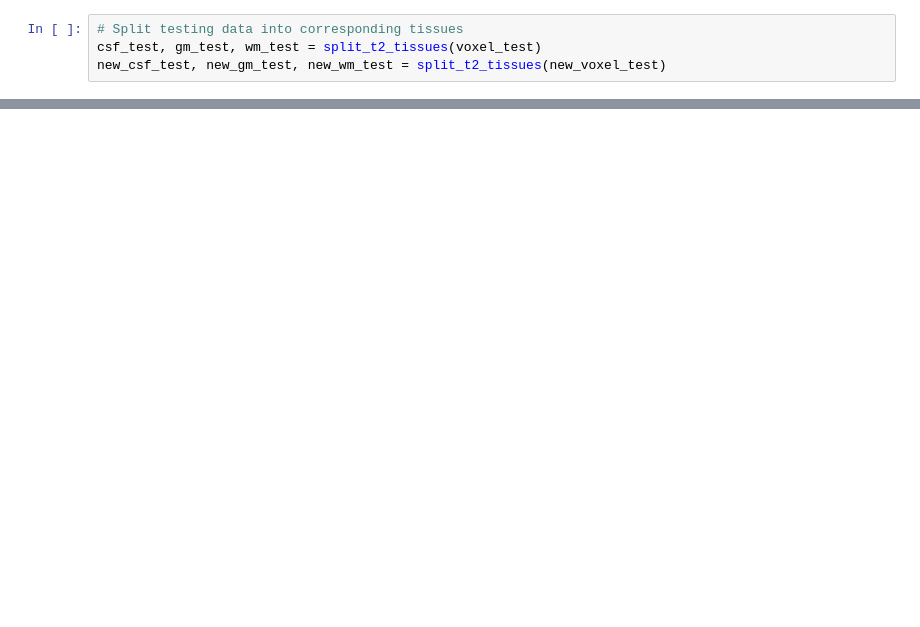
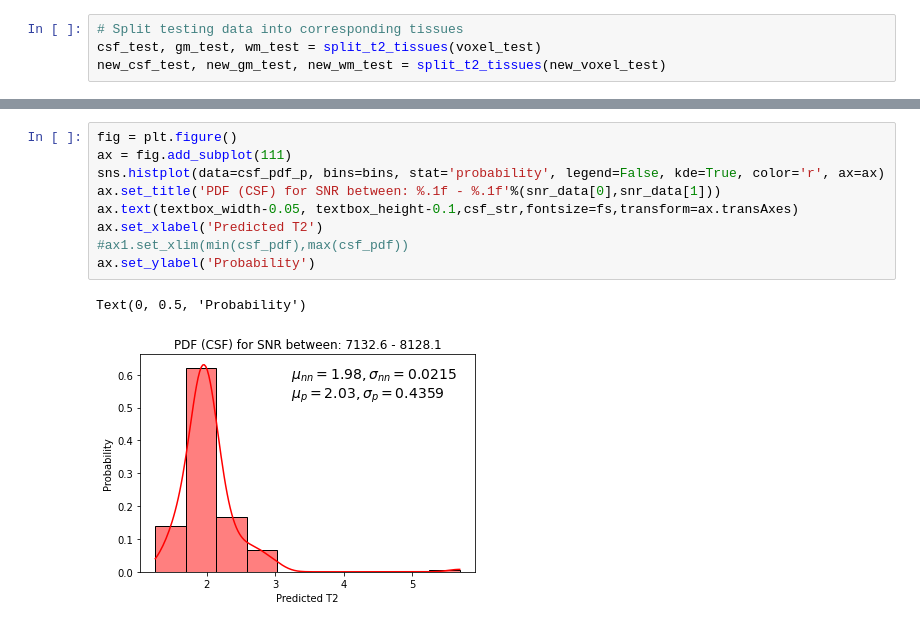
Before and after one commit to yv17/MRI-Deep-Learning, a Jupyter notebook: voxel_reg.ipynb, the cells around one changed output, grey strips where cells are left out. Drawn from its saved outputs; the diff is of its cells as text; blank space fills up the shorter version.

```diff
--- a/voxel_reg.ipynb
+++ b/voxel_reg.ipynb
@@ -220,0 +233,12 @@ Text(0, 0.5, 'Probability')
+# %%
+fig = plt.figure()
+ax = fig.add_subplot(111)
+sns.histplot(data=csf_pdf_p, bins=bins, stat='probability', legend=False, kde=True, color='r', ax=ax)
+ax.set_title('PDF (CSF) for SNR between: %.1f - %.1f'%(snr_data[0],snr_data[1]))
+ax.text(textbox_width-0.05, textbox_height-0.1,csf_str,fontsize=fs,transform=ax.transAxes)
+ax.set_xlabel('Predicted T2')
+#ax1.set_xlim(min(csf_pdf),max(csf_pdf))
+ax.set_ylabel('Probability')
+# %% [output]
+Text(0, 0.5, 'Probability')
+[figure, added]
```
Also changed, not shown: parts of 9 cells of this notebook, 11 other files.
